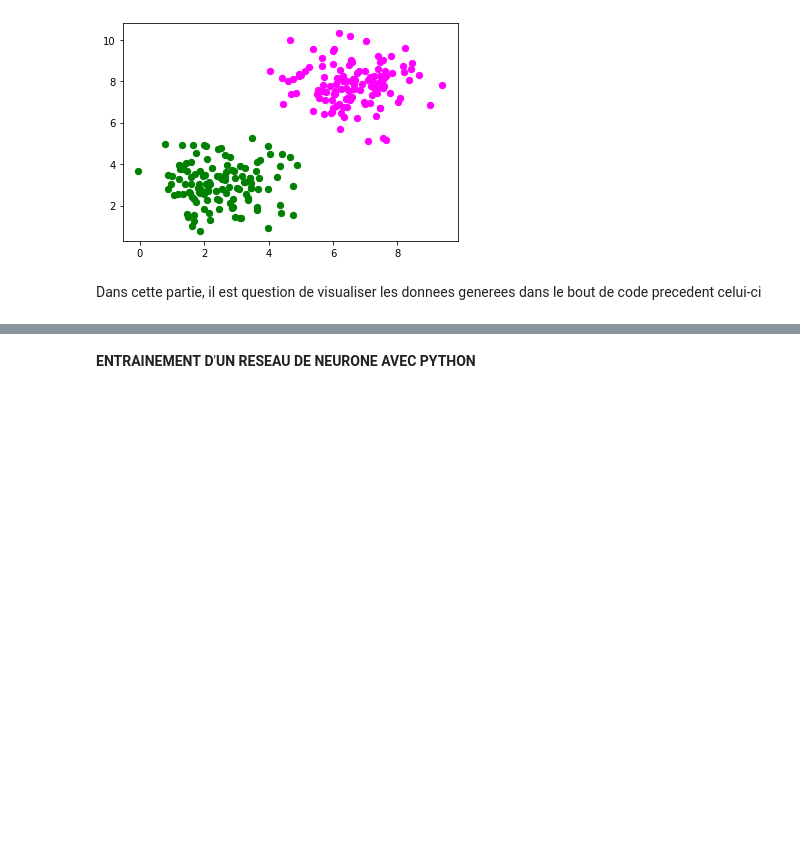
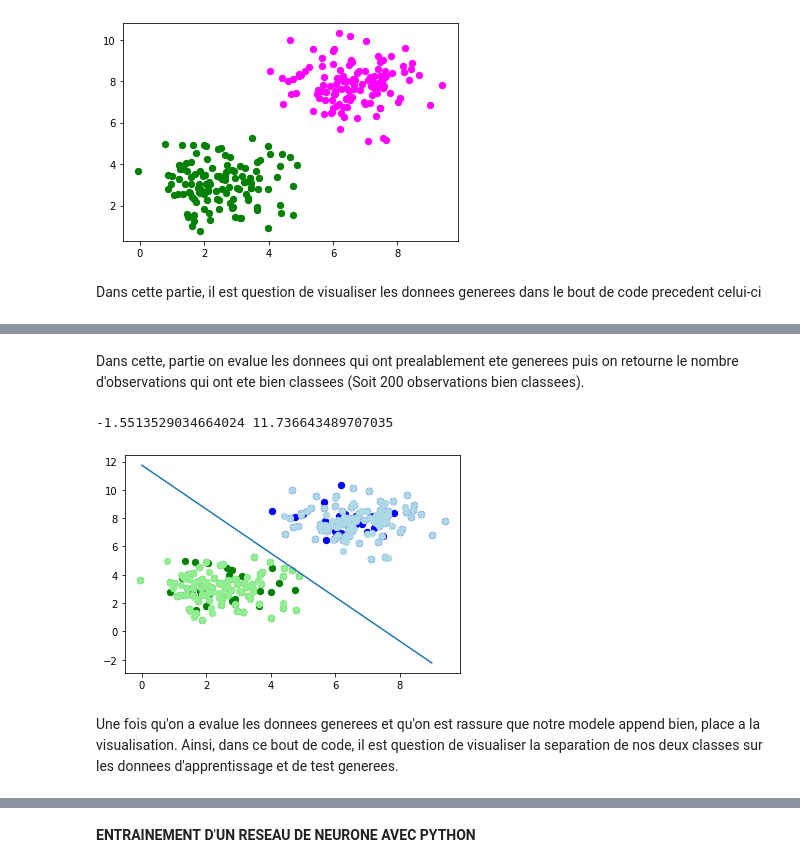
Before and after one commit to Volt-github24/Groupe-4-info-l3-datasciences-tutoriels, a Jupyter notebook: Reseaux_de_neurones_(6).ipynb, the cells around one changed output, grey strips where cells are left out. Saved outputs shown, nothing was run; the diff lists cells and outputs as text; code cells hidden in the pictures; blank space fills up the shorter version.

```diff
--- a/Reseaux_de_neurones_(6).ipynb
+++ b/Reseaux_de_neurones_(6).ipynb
@@ -423,0 +725,74 @@ NameError: ignored
+# %% [markdown]
+Dans cette, partie on evalue les donnees qui ont prealablement ete generees puis on retourne le nombre d'observations qui ont ete bien classees (Soit 200 observations bien classees).
+# %%
+import numpy as np
+from collections import Counter
+import numpy as np
+import matplotlib.pyplot as plt
+
+# On cree un classe perceptron
+class Perceptron:
+  # On definit notre perceptron en initialisant ses poids, le biais et le taux d'apprentissage
+  def __init__ (self, weigths, bias=1, learning_rate=0.3):
+    self.weigths = np.array(weigths)
+    self.bias = bias
+    self.learning_rate = learning_rate
+
+  def unit_step_function(x):
+    if x <= 0:
+      return 0
+    else:
+      return 1
+
+  def __call__(self, in_data):
+    in_data = np.concatenate( (in_data, [self.bias]) )
+    result = self.weigths @ in_data
+    return Perceptron.unit_step_function(result)
+
+  def adjust(self, target_result, in_data):
+    if type(in_data) != np.ndarray:
+      in_data = np.array(in_data)
+    calculated_result = self(in_data)
+    error = target_result - calculated_result
+    if error != 0:
+      in_data = np.concatenate( (in_data, [self.bias]) )
+      correction = error * in_data * self.learning_rate
+      self.weigths += correction
+
+  def evaluate(self, data, labels):
+    evaluation = Counter()
+    for sample, label in zip(data, labels):
+      # Ont fait la prediction
+      result = self(sample)
+      if result == label:
+        evaluation["correct"] += 1
+      else:
+        evaluation["wrong"] += 1
+    return evaluation
+
+# Construction des donnees d'apprentissage
+fig, ax = plt.subplots()
+colours = ('green', 'blue') # Couleur des observations de chacune des classes pour le jeu d'apprentissage
+for n_class in range(2):
+  ax.scatter(learn_data[learn_labels==n_class][:, 0], learn_data[learn_labels==n_class][:, 1],
+            c=colours[n_class], s=40, label=str(n_class))
+
+# Construction des donnees de test
+colours = ('lightgreen', 'lightblue')
+for n_class in range(2):
+  ax.scatter(test_data[test_labels==n_class][:, 0], test_data[test_labels==n_class][:, 1],
+             c=colours[n_class], s=40, label=str(n_class))
+
+# Construction du separateur
+X = np.arange(np.max(samples[:,0]))
+m = -p.weigths[0] / p.weigths[1]
+c = -p.weigths[2] / p.weigths[1]
+print(m, c)
+ax.plot(X, m * X + c )
+plt.plot()
+plt.show()
+# %% [output]
+-1.5513529034664024 11.736643489707035
+[figure, added]
+# %% [markdown]
+Une fois qu'on a evalue les donnees generees et qu'on est rassure que notre modele append bien, place a la visualisation. Ainsi, dans ce bout de code, il est question de visualiser la separation de nos deux classes sur les donnees d'apprentissage et de test generees.
```
Also changed, not shown: parts of 103 cells of this notebook.
